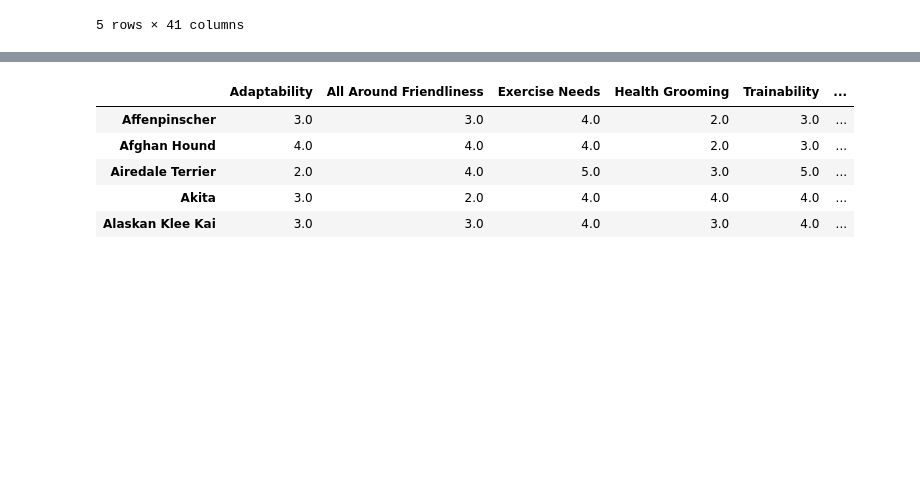
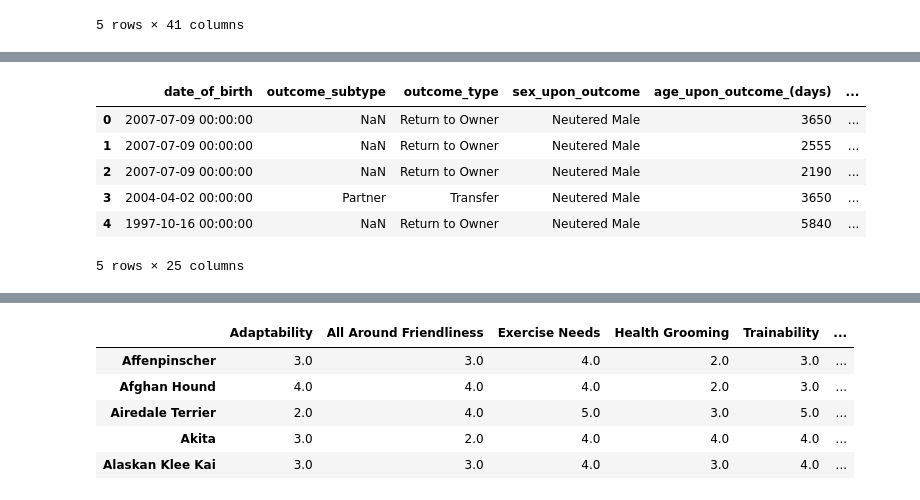
Before and after one commit to chrisoyer/supervised_learning_capstone, a Jupyter notebook: dog_adoption_SL_capstone.ipynb, the cells around one changed output, grey strips where cells are left out. Drawn from its saved outputs; the diff is of its cells as text; code cells hidden in the pictures; blank space fills up the shorter version.

```diff
--- a/dog_adoption_SL_capstone.ipynb
+++ b/dog_adoption_SL_capstone.ipynb
@@ -69,0 +90,17 @@ shelter_inout_df.head()
+# %%
+# there are a lot of features that i'm not interested, especially that describe the same thing in multiple ways.
+# I am using time in shelter as it is a simple scalar, not d datetime.
+shelter_inout_df = shelter_inout_df.drop(columns=["age_upon_outcome", "animal_id_outcome", "age_upon_outcome_(years)",
+                                                  "age_upon_outcome_age_group", "outcome_year", "outcome_monthyear", "outcome_hour",
+                                                  "outcome_number", "animal_id_intake", "age_upon_intake_(years)",
+                                                  "age_upon_intake_age_group", "intake_year", "intake_monthyear", "intake_hour",
+                                                  "intake_number", "time_in_shelter", "found_location"])
+shelter_inout_df.head()
+# %% [output]
+|  | date_of_birth | outcome_subtype | outcome_type | sex_upon_outcome | age_upon_outcome_(days) | ... |
+| 0 | 2007-07-09 00:00:00 | NaN | Return to Owner | Neutered Male | 3650 | ... |
+| 1 | 2007-07-09 00:00:00 | NaN | Return to Owner | Neutered Male | 2555 | ... |
+| 2 | 2007-07-09 00:00:00 | NaN | Return to Owner | Neutered Male | 2190 | ... |
+| 3 | 2004-04-02 00:00:00 | Partner | Transfer | Neutered Male | 3650 | ... |
+| 4 | 1997-10-16 00:00:00 | NaN | Return to Owner | Neutered Male | 5840 | ... |
+5 rows × 25 columns
```
Also changed, not shown: parts of 15 cells of this notebook.
